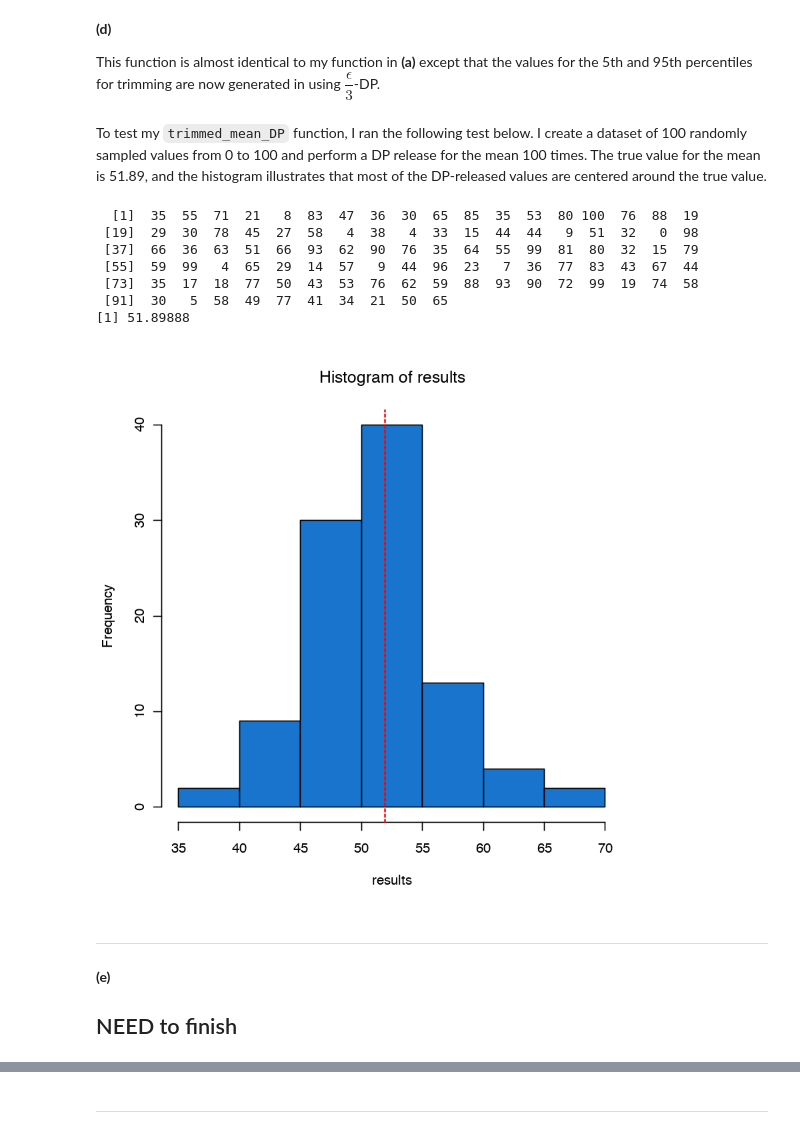
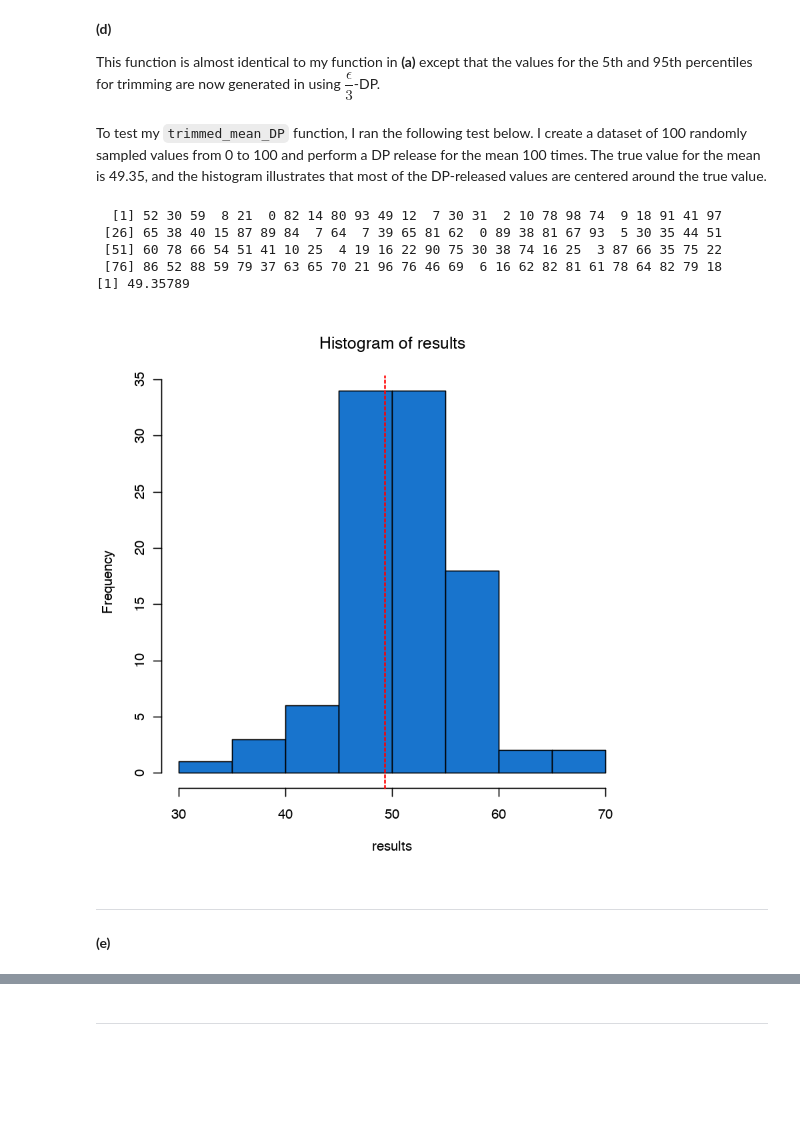
Before and after one commit to bhavenp/cs208, a Jupyter notebook: homework/HW3/HW3_Bhaven_Patel.ipynb, the cells around one changed output, grey strips where cells are left out. Drawn from its saved outputs; the diff is of its cells as text; code cells hidden in the pictures; blank space fills up the shorter version.

```diff
--- a/homework/HW3/HW3_Bhaven_Patel.ipynb
+++ b/homework/HW3/HW3_Bhaven_Patel.ipynb
@@ -104,13 +104,13 @@ create_dataset = function(max_value, size){
 # Trimmed mean function for releasing a DP mean from data trimmed to its 5% to 95% intervals
 #
 # x- numeric vector of values
+# n- length of vector 'x'
 # max_value- maximum value any element in 'x' may take
 # epsilon- privacy loss parameter
 #
 # returns a differentially private mean release from the trimmed data
 
-trimmed_mean = function(x, max_value, epsilon){
-    n <- length(x); #get number of elements in x
+trimmed_mean = function(x, n, max_value, epsilon){
     #get 5% and 95% cutoff values
     cutoffs <- quantile(x, probs = c(0.05, 0.95) )
     lower = cutoffs[1];
@@ -191,24 +189,27 @@ Using these normalized probabilities, a bin is chosen and then a value for the $
 # percentile mean function for releasing a DP percentile from data
 #
 # x- numeric vector of values
+# n- length of the vector 'x'
+# max_value- maximum value possible in our dataset
 # tperc- percentile for which value from x should be chosen (0,100)
 # epsilon- privacy loss parameter
-#
+
+
 # returns a differentially private percentile release from the data
-percentileRelease <- function(x, tperc, epsilon){
-	n <- length(x); #get number of values in x
+percentileRelease <- function(x, n, max_value, tperc, epsilon){
+    x <- c(x, max_value); #append the maximum value to x
 	bins <- sort(x, decreasing = FALSE); #making a new copy of x to keep downstream variable names the same
+    nbins <- length(bins); #get the number of bins were using
     sensitiveValue <- quantile(bins, probs = c(tperc)); #get the true value at the desired percentile
 
     sensitivity = 1; #sensitivity for our utility function is 1
-	likelihoods <- rep(NA, n); #create vector to hold the likelihood for each bin
+	likelihoods <- rep(NA, nbins); #create vector to hold the likelihood for each bin
 
-	for(i in 1:n){ #calculate the utility of each bin
+	for(i in 1:nbins){ #calculate the utility of each bin
         #the number of values in 'x' below and equal to the current value is 'i'
-#         util = n - abs(n*tperc - i); #get difference between the true percentile and fraction of
         util = -1 * abs(n*tperc - i);
         distToNextValue = 1;
-        if(i != n){
+        if(i != nbins){
             distToNextValue = bins[i+1] - bins[i] + 1;
         }
         #the likelihood needs to get scaled by the number of integer values it covers
@@ -223,7 +224,7 @@ percentileRelease <- function(x, tperc, epsilon){
 
     #determine if this bin covers a range of values
     DPrelease <- bins[bInd]; #get initial value for DPrelease of percentile
-    if(bInd + 1 < n){ #check if there is a bin larger than chosen bin
+    if(bInd + 1 < nbins){ #check if there is a bin larger than chosen bin
         distToNextValue = bins[bInd+1] - bins[bInd]; #determine distance between
         if(distToNextValue > 1){
             DPrelease <- runif(n=1, min=bins[bInd], max=bins[bInd+1]-1 );
@@ -237,13 +238,15 @@ To test my `percentileRelease` function, I ran the following test below. I creat
 # %%
 #test if my percentile release is working
 numSims = 100;
-data <- create_dataset(max_value = 100, size = 100);
+D = 100;
+n = 100;
+data <- create_dataset(max_value = D, size = n);
 print(data)
 results <- c();
 true_val <- -1;
 for(i in 1:numSims){
 
-    r <- percentileRelease(data, tperc = 0.3, epsilon = 0.5);
+    r <- percentileRelease(data, n = n, max_value = D, tperc = 0.3, epsilon = 0.5);
     true_val <- r$true
     results <- c(results, r$release);
 }
@@ -272,16 +275,16 @@ This function is almost identical to my function in **(a)** except that the valu
 # Trimmed mean function for releasing a DP mean from data trimmed to DP-released 5th and 95th percentiles
 #
 # x- numeric vector of values
-# max_value- maximum value any element in 'x' may take
+# n- length of the vector 'x'
+# max_value- maximum value possible in our dataset
 # epsilon- total epsilon to use as privacy loss parameter
 #
 # returns a differentially private mean release from the trimmed data
 
-trimmed_mean_DP = function(x, epsilon){
-    n <- length(x); #get number of elements in x
+trimmed_mean_DP = function(x, n, max_value, epsilon){
     #get DP releases for 5th and 95th percentiles
-    lower <- percentileRelease(x, tperc = 0.05, epsilon = epsilon/3);
-    upper <- percentileRelease(x, tperc = 0.95, epsilon = epsilon/3);
+    lower <- percentileRelease(x, n = n, max_value = max_value, tperc = 0.05, epsilon = epsilon/3);
+    upper <- percentileRelease(x, n = n, max_value = max_value, tperc = 0.95, epsilon = epsilon/3);
 
     x.trimmed <- x[x >= lower$release & x <= upper$release]; #trim x based on DP percentile values
 
@@ -294,37 +297,35 @@ trimmed_mean_DP = function(x, epsilon){
     return(list(release=DPrelease, true=sensitiveValue));
 }
 # %% [markdown]
-To test my `trimmed_mean_DP` function, I ran the following test below. I create a dataset of 100 randomly sampled values from 0 to 100 and perform a DP release for the mean 100 times. The true value for the mean is 51.89, and the histogram illustrates that most of the DP-released values are centered around the true value.
+To test my `trimmed_mean_DP` function, I ran the following test below. I create a dataset of 100 randomly sampled values from 0 to 100 and perform a DP release for the mean 100 times. The true value for the mean is 49.35, and the histogram illustrates that most of the DP-released values are centered around the true value.
 # %%
 #test trimmed_mean_DP functon
 numSims = 100;
-data <- create_dataset(max_value = 100, size = 100);
+D = 100;
+n = 100;
+data <- create_dataset(max_value = D, size = n);
 print(data)
 results <- c();
 true_val <- -1;
 for(i in 1:numSims){
 
-    r <- trimmed_mean_DP(data, epsilon = 1);
+    r <- trimmed_mean_DP(x = data, n = n, max_value = D, epsilon = 1);
     true_val <- r$true;
     results <- c(results, r$release);
 }
 print(true_val)
 
 #graph the results
 hist(results, col="dodgerblue3");
 abline(v=true_val, col="red", lwd=1.5, lty=2);
 # %% [output]
-  [1]  35  55  71  21   8  83  47  36  30  65  85  35  53  80 100  76  88  19
- [19]  29  30  78  45  27  58   4  38   4  33  15  44  44   9  51  32   0  98
- [37]  66  36  63  51  66  93  62  90  76  35  64  55  99  81  80  32  15  79
- [55]  59  99   4  65  29  14  57   9  44  96  23   7  36  77  83  43  67  44
- [73]  35  17  18  77  50  43  53  76  62  59  88  93  90  72  99  19  74  58
- [91]  30   5  58  49  77  41  34  21  50  65
-[1] 51.89888
+  [1] 52 30 59  8 21  0 82 14 80 93 49 12  7 30 31  2 10 78 98 74  9 18 91 41 97
+ [26] 65 38 40 15 87 89 84  7 64  7 39 65 81 62  0 89 38 81 67 93  5 30 35 44 51
+ [51] 60 78 66 54 51 41 10 25  4 19 16 22 90 75 30 38 74 16 25  3 87 66 35 75 22
+ [76] 86 52 88 59 79 37 63 65 70 21 96 76 46 69  6 16 62 82 81 61 78 64 82 79 18
+[1] 49.35789
-[figure, old version]
+[figure, new version]
 # %% [markdown]
 <hr>
 # %% [markdown]
 **(e)**<br>
-
-## NEED to finish
```
Also changed, not shown: parts of 13 cells of this notebook, 1 other file.
